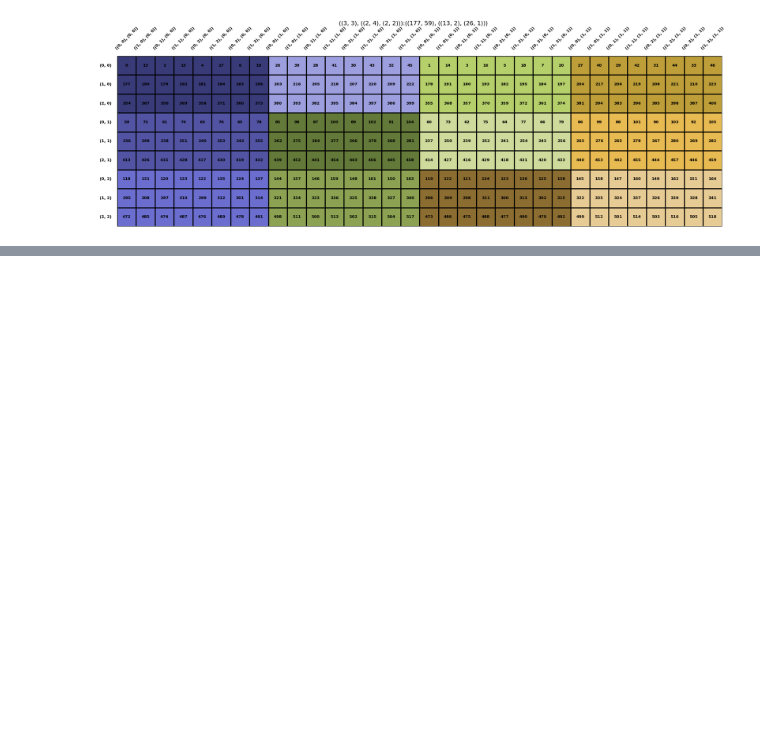
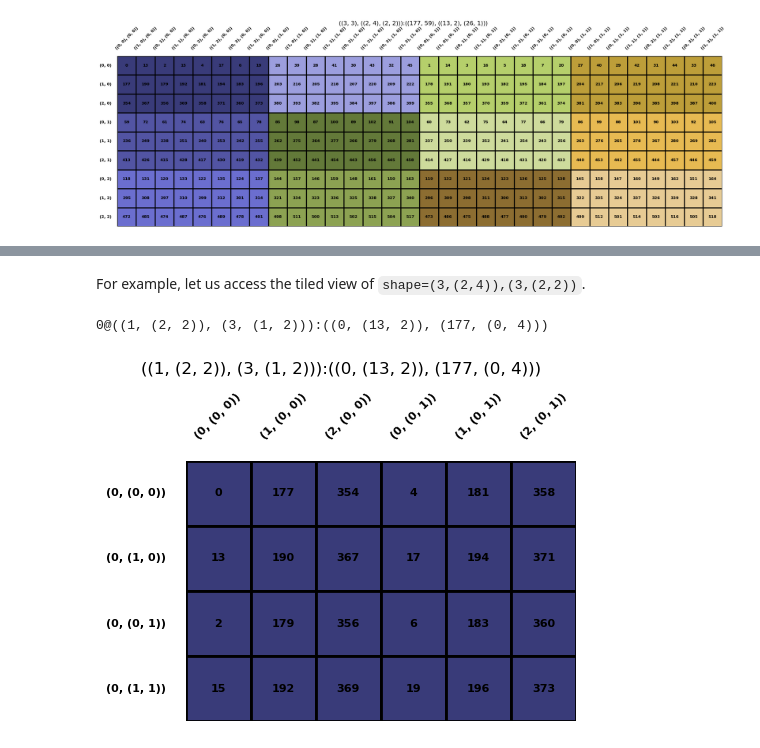
Before and after one commit to w32zhong/simp-intelligence, a Jupyter notebook: simp_intelligence/math/layout_divide.ipynb, the cells around one changed output, grey strips where cells are left out. Saved outputs shown, nothing was run; the diff lists cells and outputs as text; code cells hidden in the pictures; blank space fills up the shorter version.

```diff
--- a/simp_intelligence/math/layout_divide.ipynb
+++ b/simp_intelligence/math/layout_divide.ipynb
@@ -103,0 +113,7 @@ zipped_div = A.hierarchical_unzip('logical_divide', Layout.from_string('3,(2,4):
+# %% [markdown]
+For example, let us access the tiled view of `shape=(3,(2,4)),(3,(2,2))`.
+# %%
+Tensor(zipped_div)[(0, (None, slice(0, 4, 2))), (None, (0, None))].visualize(color_map=example_color_map)
+# %% [output]
+0@((1, (2, 2)), (3, (1, 2))):((0, (13, 2)), (177, (0, 4)))
+[figure, added]
```
Also changed, not shown: parts of 6 cells of this notebook, 1 other file.
